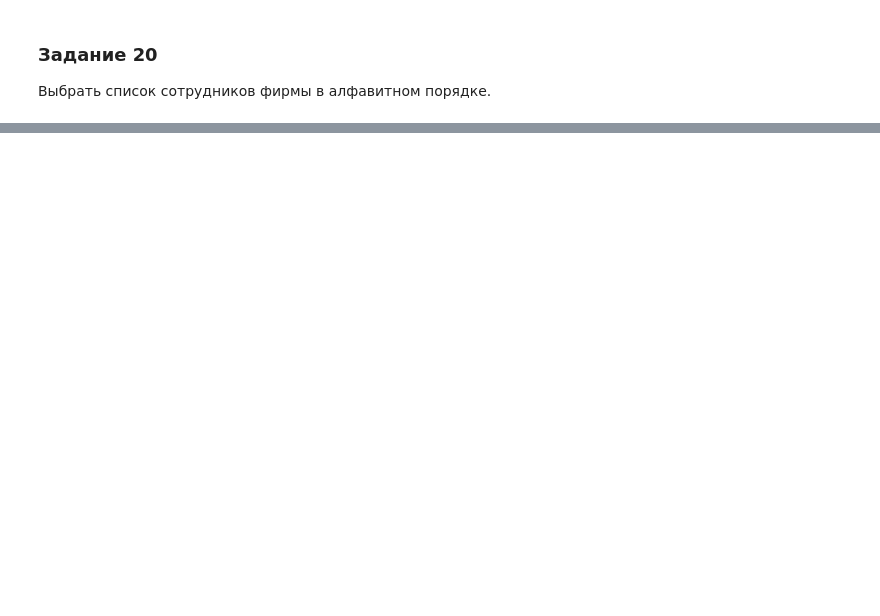
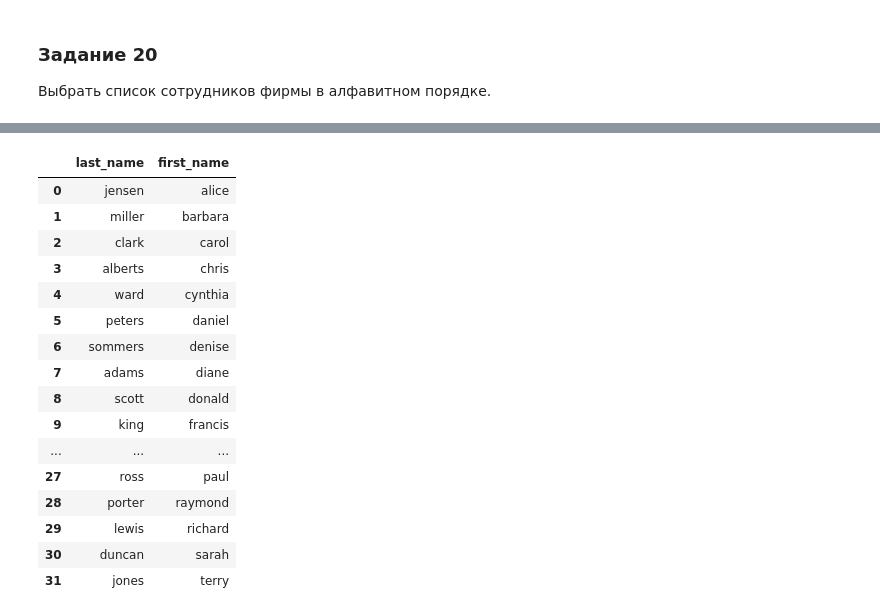
Before and after one commit to theysee/sberbank_reboot, a Jupyter notebook: Поток_3_Практика_к_занятию_4.ipynb, the cells around one changed output, grey strips where cells are left out. Saved outputs shown, nothing was run; the diff lists cells and outputs as text; code cells hidden in the pictures; blank space fills up the shorter version.

```diff
--- a/Поток_3_Практика_к_занятию_4.ipynb
+++ b/Поток_3_Практика_к_занятию_4.ipynb
@@ -393,0 +544,28 @@ pd.read_sql_query('''
+# %%
+pd.read_sql_query('''
+SELECT
+  last_name,
+  first_name
+FROM
+  Employee
+ORDER BY
+  first_name
+''',conn)
+# %% [output]
+|  | last_name | first_name |
+| 0 | jensen | alice |
+| 1 | miller | barbara |
+| 2 | clark | carol |
+| 3 | alberts | chris |
+| 4 | ward | cynthia |
+| 5 | peters | daniel |
+| 6 | sommers | denise |
+| 7 | adams | diane |
+| 8 | scott | donald |
+| 9 | king | francis |
+| ... | ... | ... |
+| 27 | ross | paul |
+| 28 | porter | raymond |
+| 29 | lewis | richard |
+| 30 | duncan | sarah |
+| 31 | jones | terry |
```
Also changed, not shown: parts of 10 cells of this notebook.
